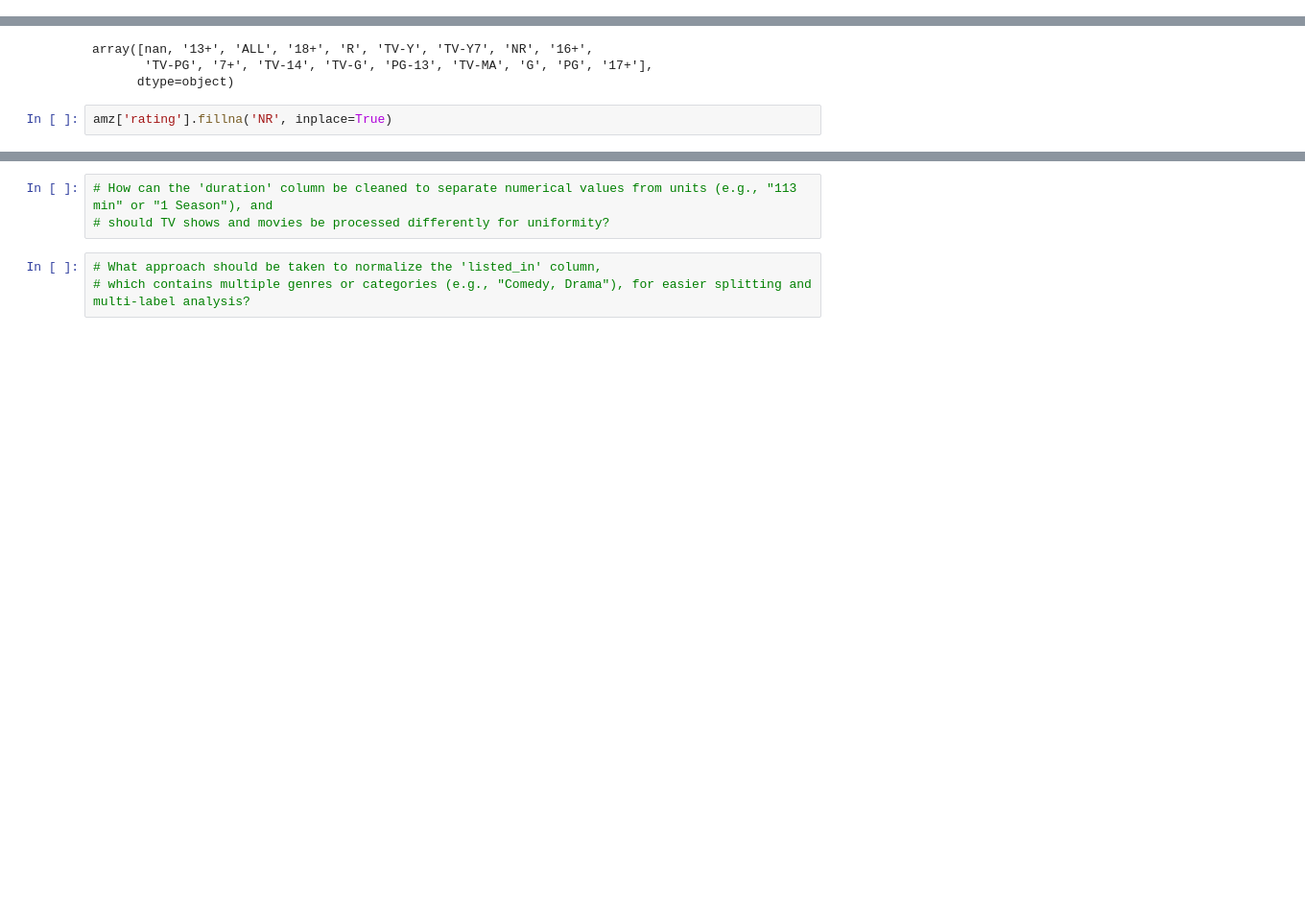
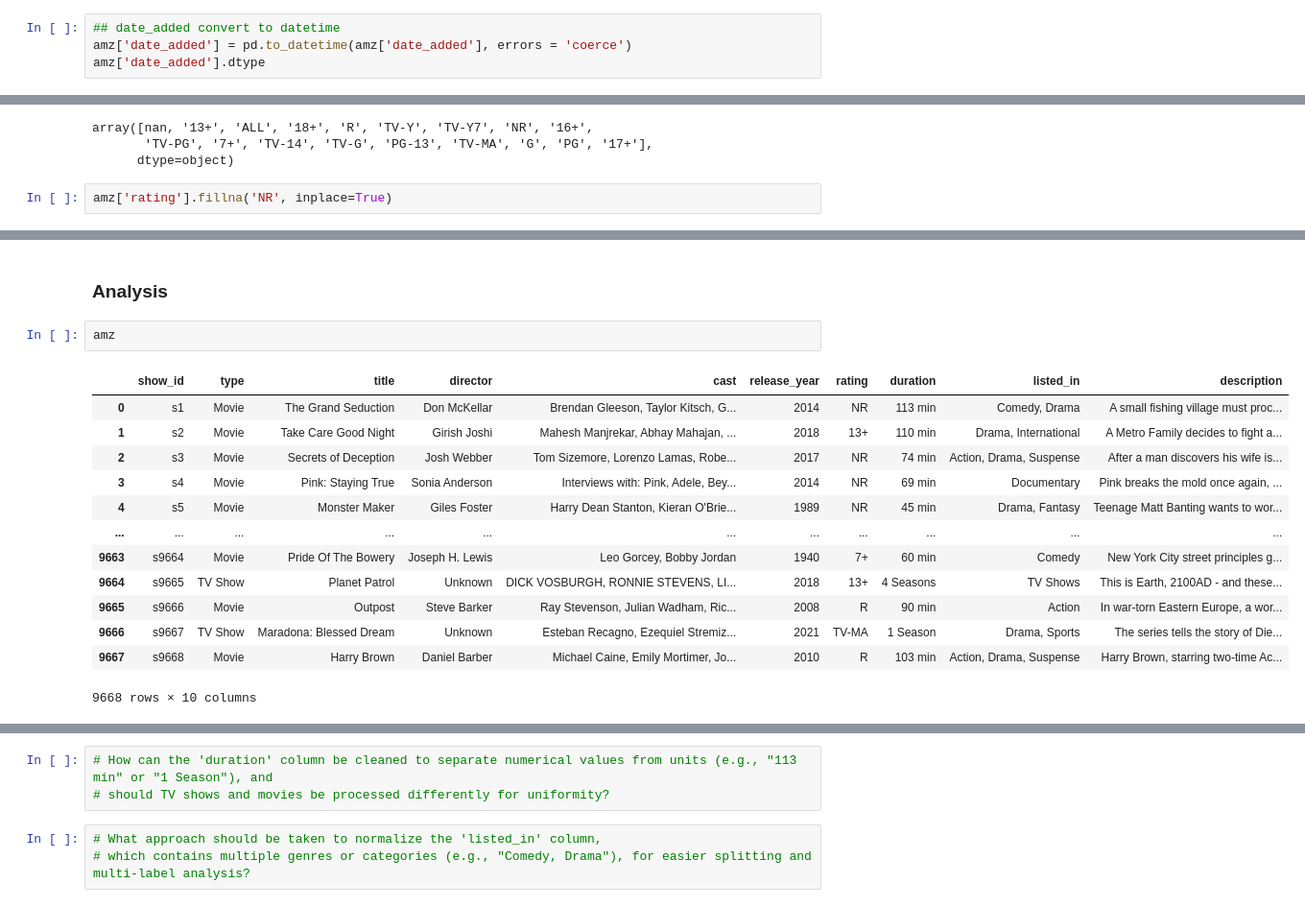
Before and after one commit to rajibulislam1/LearnData, a Jupyter notebook: amazon.ipynb, the cells around one changed output, grey strips where cells are left out. Shown: that part at 96% size. Drawn from its saved outputs; the diff is of its cells as text; blank space fills up the shorter version.

```diff
--- a/amazon.ipynb
+++ b/amazon.ipynb
@@ -101,0 +123,4 @@ print(missing_rows.head())
+# %%
+## date_added convert to datetime
+amz['date_added'] = pd.to_datetime(amz['date_added'], errors = 'coerce')
+amz['date_added'].dtype
@@ -165,0 +218,18 @@ dtype: float64
+# %% [markdown]
+### Analysis
+# %%
+amz
+# %% [output]
+|  | show_id | type | title | director | cast | release_year | rating | duration | listed_in | description |
+| 0 | s1 | Movie | The Grand Seduction | Don McKellar | Brendan Gleeson, Taylor Kitsch, G... | 2014 | NR | 113 min | Comedy, Drama | A small fishing village must proc... |
+| 1 | s2 | Movie | Take Care Good Night | Girish Joshi | Mahesh Manjrekar, Abhay Mahajan, ... | 2018 | 13+ | 110 min | Drama, International | A Metro Family decides to fight a... |
+| 2 | s3 | Movie | Secrets of Deception | Josh Webber | Tom Sizemore, Lorenzo Lamas, Robe... | 2017 | NR | 74 min | Action, Drama, Suspense | After a man discovers his wife is... |
+| 3 | s4 | Movie | Pink: Staying True | Sonia Anderson | Interviews with: Pink, Adele, Bey... | 2014 | NR | 69 min | Documentary | Pink breaks the mold once again, ... |
+| 4 | s5 | Movie | Monster Maker | Giles Foster | Harry Dean Stanton, Kieran O'Brie... | 1989 | NR | 45 min | Drama, Fantasy | Teenage Matt Banting wants to wor... |
+| ... | ... | ... | ... | ... | ... | ... | ... | ... | ... | ... |
+| 9663 | s9664 | Movie | Pride Of The Bowery | Joseph H. Lewis | Leo Gorcey, Bobby Jordan | 1940 | 7+ | 60 min | Comedy | New York City street principles g... |
+| 9664 | s9665 | TV Show | Planet Patrol | Unknown | DICK VOSBURGH, RONNIE STEVENS, LI... | 2018 | 13+ | 4 Seasons | TV Shows | This is Earth, 2100AD - and these... |
+| 9665 | s9666 | Movie | Outpost | Steve Barker | Ray Stevenson, Julian Wadham, Ric... | 2008 | R | 90 min | Action | In war-torn Eastern Europe, a wor... |
+| 9666 | s9667 | TV Show | Maradona: Blessed Dream | Unknown | Esteban Recagno, Ezequiel Stremiz... | 2021 | TV-MA | 1 Season | Drama, Sports | The series tells the story of Die... |
+| 9667 | s9668 | Movie | Harry Brown | Daniel Barber | Michael Caine, Emily Mortimer, Jo... | 2010 | R | 103 min | Action, Drama, Suspense | Harry Brown, starring two-time Ac... |
+9668 rows × 10 columns
```
Also changed, not shown: parts of 22 cells of this notebook.
